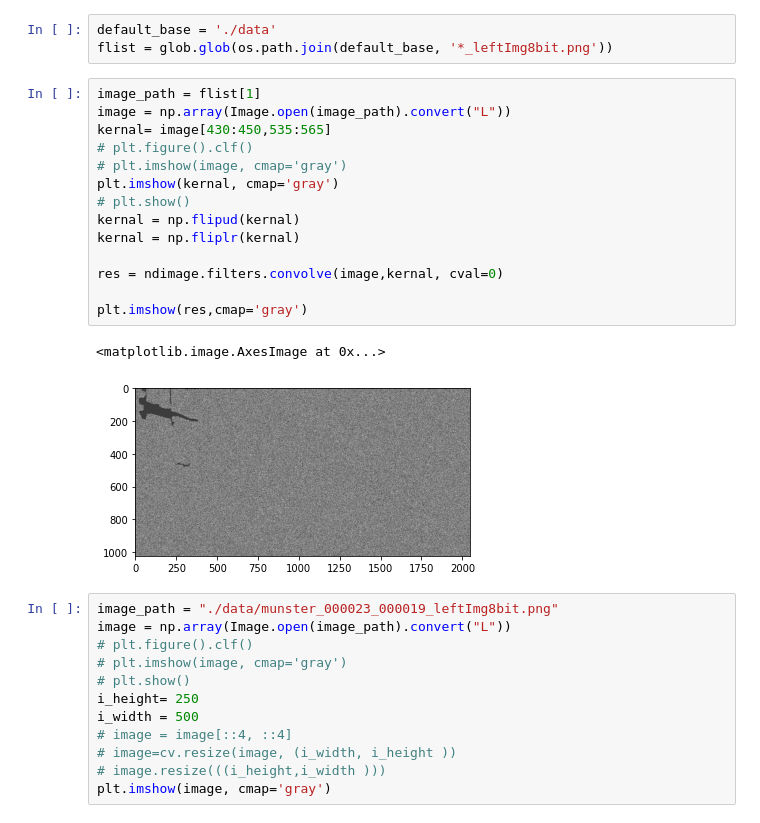
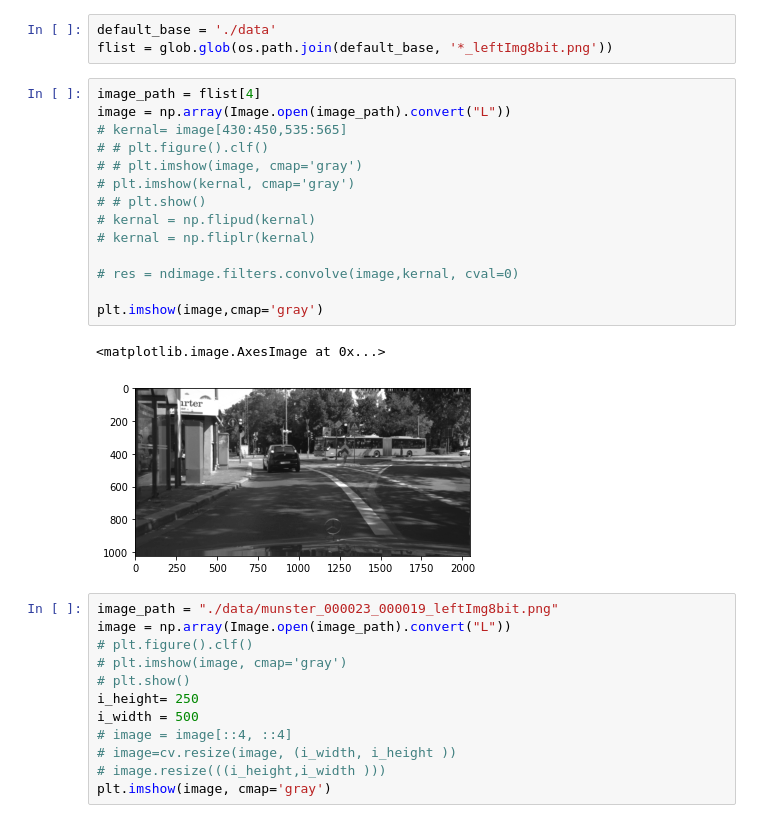
Before and after one commit to SM325/TFL-Mobileye, a Jupyter notebook: Untitled.ipynb, the cells around one changed output. Cells and saved outputs as stored; diff of their text form.

```diff
--- a/Untitled.ipynb
+++ b/Untitled.ipynb
@@ -20,22 +20,22 @@ numpy/scipy imports:
 default_base = './data'
 flist = glob.glob(os.path.join(default_base, '*_leftImg8bit.png'))
 # %%
-image_path = flist[1]
+image_path = flist[4]
 image = np.array(Image.open(image_path).convert("L"))
-kernal= image[430:450,535:565]
-# plt.figure().clf()
-# plt.imshow(image, cmap='gray')
-plt.imshow(kernal, cmap='gray')
-# plt.show()
-kernal = np.flipud(kernal)
-kernal = np.fliplr(kernal)
+# kernal= image[430:450,535:565]
+# # plt.figure().clf()
+# # plt.imshow(image, cmap='gray')
+# plt.imshow(kernal, cmap='gray')
+# # plt.show()
+# kernal = np.flipud(kernal)
+# kernal = np.fliplr(kernal)
 
-res = ndimage.filters.convolve(image,kernal, cval=0)
+# res = ndimage.filters.convolve(image,kernal, cval=0)
 
-plt.imshow(res,cmap='gray')
+plt.imshow(image,cmap='gray')
 # %% [output]
 <matplotlib.image.AxesImage at 0x...>
-[figure, old version]
+[figure, new version]
 # %%
 image_path = "./data/munster_000023_000019_leftImg8bit.png"
 image = np.array(Image.open(image_path).convert("L"))
```
Also changed, not shown: parts of 2 cells of this notebook, 1 other file.
